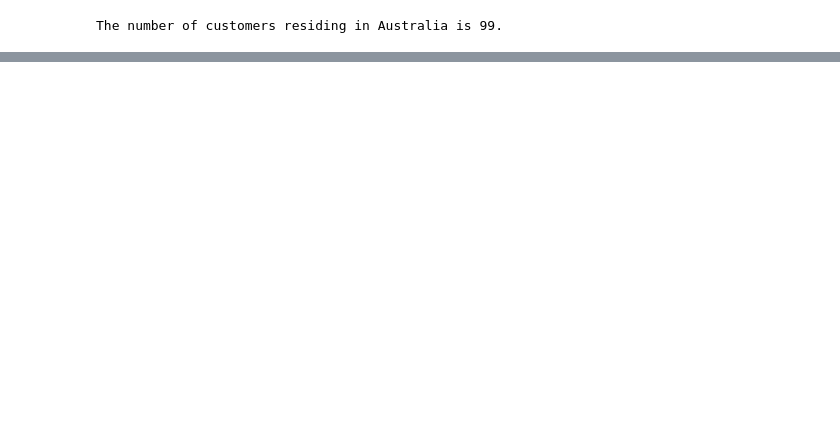
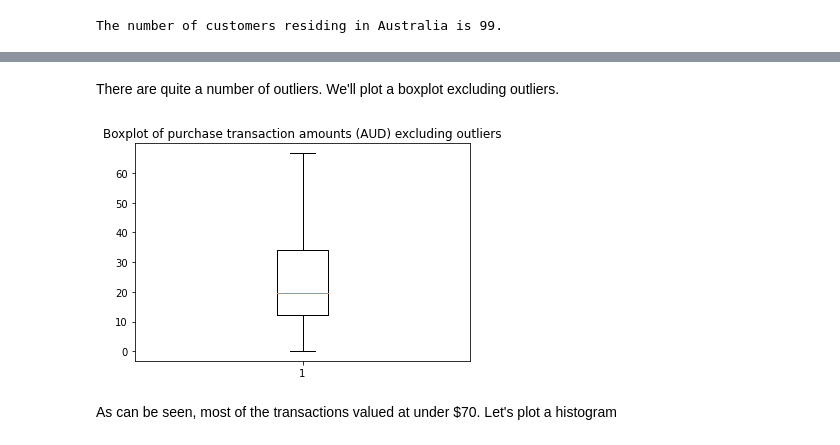
Before and after one commit to momcancode/Data-at-ANZ-Virtual-Experience, a Jupyter notebook: DataAtANZ_part1_EDA.ipynb, the cells around one changed output, grey strips where cells are left out. Saved outputs shown, nothing was run; the diff lists cells and outputs as text; code cells hidden in the pictures; blank space fills up the shorter version.

```diff
--- a/DataAtANZ_part1_EDA.ipynb
+++ b/DataAtANZ_part1_EDA.ipynb
@@ -159,0 +194,11 @@ Only one customer resides outside Australia. However, as the country of transact
+# %% [markdown]
+There are quite a number of outliers. We'll plot a boxplot excluding outliers.
+# %%
+fig2, ax2 = plt.subplots()
+ax2.set_title('Boxplot of purchase transaction amounts (AUD) excluding outliers')
+ax2.boxplot(df_merchant.amount, showfliers=False)
+plt.show()
+# %% [output]
+[figure, added]
+# %% [markdown]
+As can be seen, most of the transactions valued at under $70. Let's plot a histogram
```
Also changed, not shown: parts of 14 cells of this notebook.
